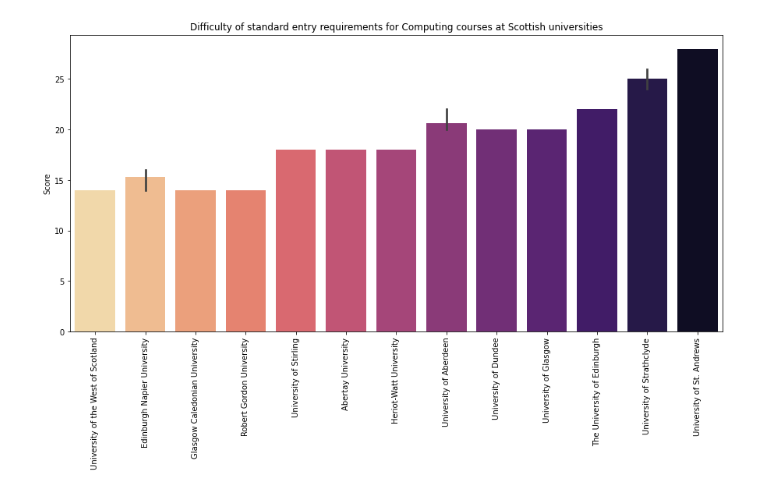
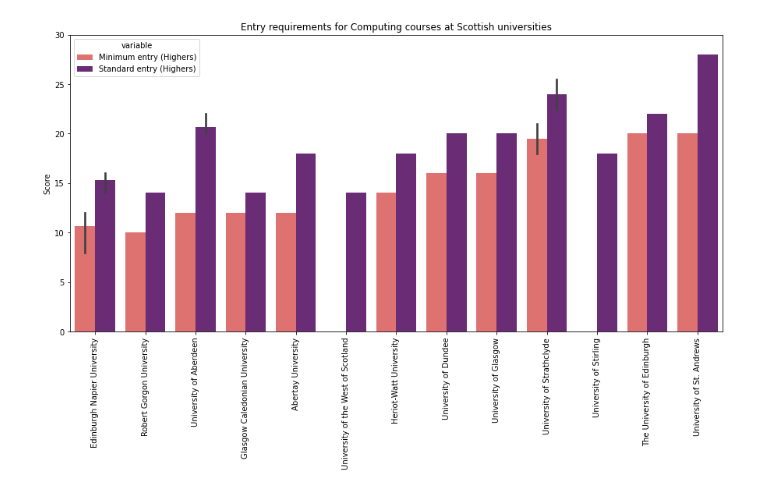
Before and after one commit to kjp07/Women-In-STEM, a Jupyter notebook: code/computing_entry_requirements.ipynb, the cells around one changed output. Drawn from its saved outputs; the diff is of its cells as text; code cells hidden in the pictures.

```diff
--- a/code/computing_entry_requirements.ipynb
+++ b/code/computing_entry_requirements.ipynb
@@ -22,3 +46,5 @@ df = pd.read_excel(r"C:\Users\klc90\my_python_projects\project_women_in_STEM\pro
+# %%
+df = pd.read_excel(r"https://github.com/kjp07/Women-In-STEM/blob/main/data/computing_entry_requirements_scotland.xlsx?raw=true")
 # %%
 df
 # %% [output]
@@ -57,5 +72,8 @@ standard_entry["Higher (SE)"].str.contains(r"A").sum()
 # %%
-### Scoring entry requirements
+# Long data
+df_long = pd.melt(df, id_vars=["HE provider"], value_vars=["Standard entry (Highers)", "Minimum entry (Highers)"])
+
+### Scoring standard entry requirements
 # Define points per level of qualification
 score_a = 5
 score_b = 3
@@ -67,11 +85,11 @@ search_b = "B"
 search_c = "C"
 
 # Get count per variable, then multiple by score, then total
-standard_entry["count_a"] = standard_entry["Higher (SE)"].str.count(search_a, re.I)
-standard_entry["score_a"] = standard_entry["count_a"] * score_a
-standard_entry["count_b"] = standard_entry["Higher (SE)"].str.count(search_b, re.I)
-standard_entry["score_b"] = standard_entry["count_b"] * score_b
-standard_entry["count_c"] = standard_entry["Higher (SE)"].str.count(search_c, re.I)
-standard_entry["score_c"] = standard_entry["count_c"] * score_c
-standard_entry["qual_count"] = standard_entry["Higher (SE)"].str.len()
-standard_entry["total_score"] = standard_entry["score_a"] + standard_entry["score_b"] + standard_entry["score_c"] + standard_entry["qual_count"]
+df_long["count_a"] = df_long["value"].str.count(search_a, re.I)
+df_long["score_a"] = df_long["count_a"] * score_a
+df_long["count_b"] = df_long["value"].str.count(search_b, re.I)
+df_long["score_b"] = df_long["count_b"] * score_b
+df_long["count_c"] = df_long["value"].str.count(search_c, re.I)
+df_long["score_c"] = df_long["count_c"] * score_c
+df_long["qual_count"] = df_long["value"].str.len()
+df_long["total_score"] = df_long["score_a"] + df_long["score_b"] + df_long["score_c"] + df_long["qual_count"]
@@ -98,10 +96,12 @@ standard_entry.sort_values("total_score", ascending=True)
 # %%
+# Plot
 plt.figure(figsize=(15, 7))
-sns.barplot(x="HE provider", y="total_score", palette="magma_r", data=standard_entry.sort_values("total_score", ascending=True))
+sns.barplot(x="HE provider", y="total_score", hue="variable", palette="magma_r", data=df_long.sort_values("total_score", ascending=True))
 plt.xticks(rotation=90)
 plt.ylabel("Score")
 plt.xlabel("")
-plt.title("Difficulty of standard entry requirements for Computing courses at Scottish universities")
+plt.ylim(0, 30)
+plt.title("Entry requirements for Computing courses at Scottish universities")
 plt.show()
 # %% [output]
-[figure, old version]
+[figure, new version]
```
Also changed, not shown: parts of 20 cells of this notebook.
